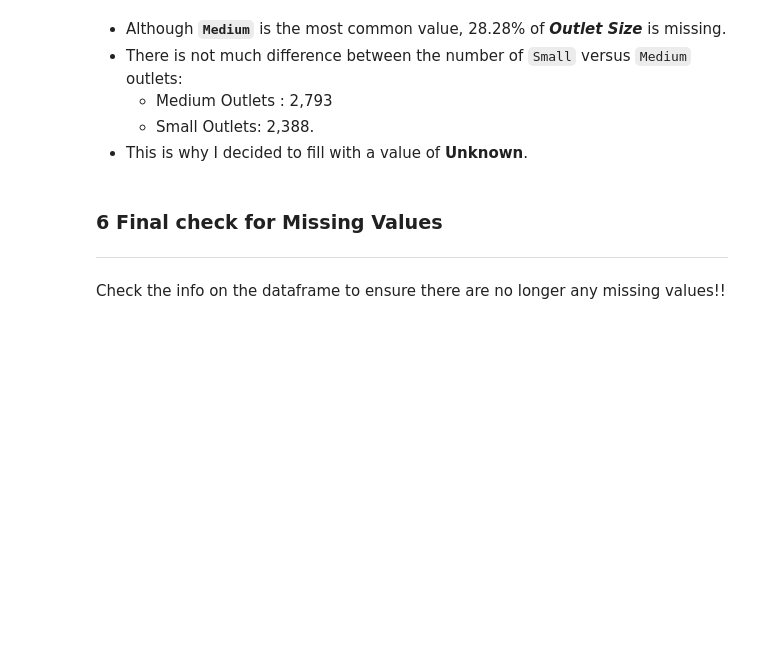
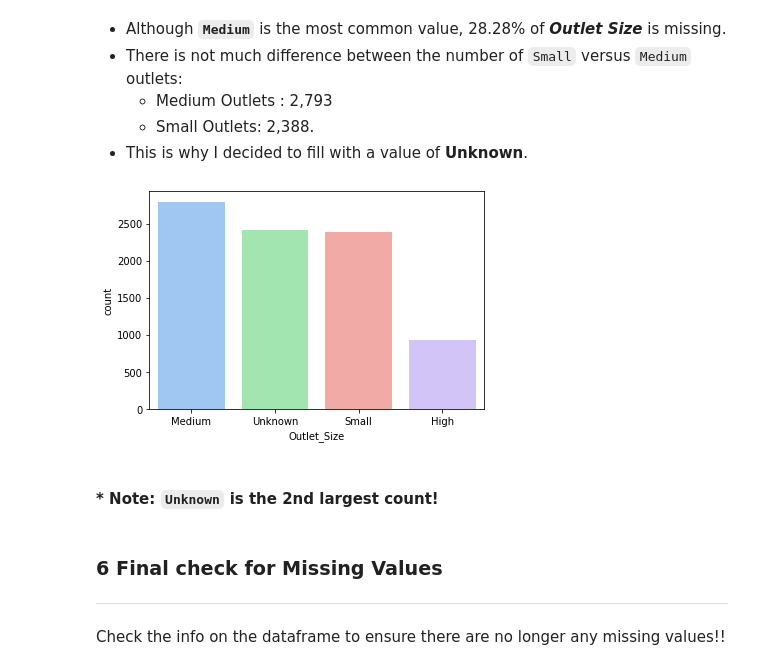
Before and after one commit to iarbietonilsson/food_sales_predictions, a Jupyter notebook: DataScienceFoodSalesPredictions_Ingrid.ipynb, the cells around one changed output. Cells and saved outputs as stored; diff of their text form; code cells hidden in the pictures; blank space fills up the shorter version.

````diff
--- a/DataScienceFoodSalesPredictions_Ingrid.ipynb
+++ b/DataScienceFoodSalesPredictions_Ingrid.ipynb
@@ -468,4 +468,12 @@ ax = sns.countplot(data=df, x = 'Outlet_Size', order=large_to_small);
 df['Outlet_Size'].fillna(value = 'Unknown', inplace = True)
+# %%
+# check count of data for Outlet Size after filling in with Unknown
+large_to_small = df.groupby('Outlet_Size').size().sort_values().index[::-1]
+ax = sns.countplot(data=df, x = 'Outlet_Size', order=large_to_small);
+# %% [output]
+[figure, added]
+# %% [markdown]
+#### * **Note**: **```Unknown```** is the 2nd largest count!
 # %% [markdown]
 ### **6  Final check for Missing Values**
 
````
Also changed, not shown: parts of 24 cells of this notebook.
